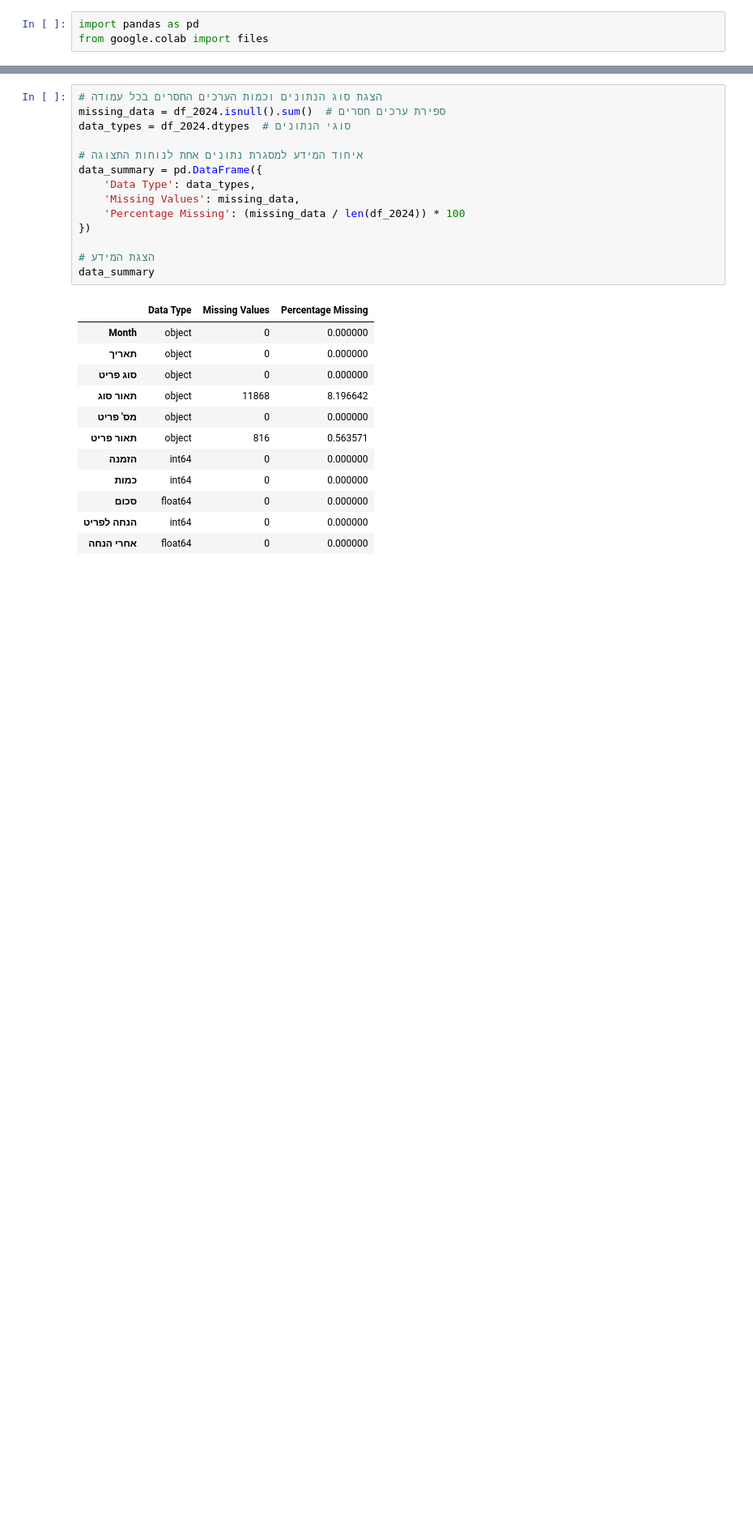
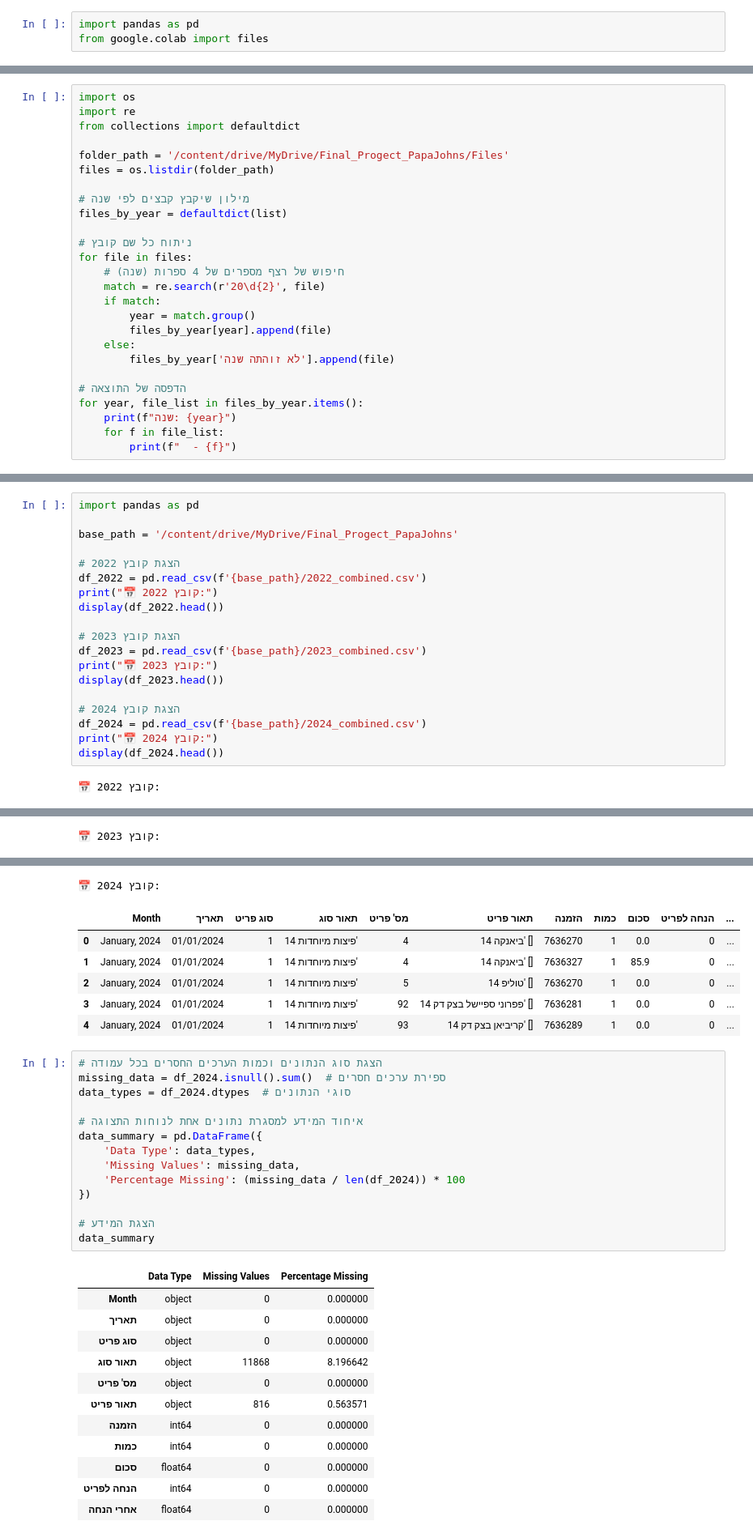
Before and after one commit to orifelszer/PapaJohns_Data_Science_Project, a Jupyter notebook: Visualization.ipynb, the cells around one changed output, grey strips where cells are left out. Shown at 81% size. Drawn from its saved outputs; the diff is of its cells as text; blank space fills up the shorter version.

```diff
--- a/Visualization.ipynb
+++ b/Visualization.ipynb
@@ -28,0 +19,26 @@ df_2024
+# %%
+import os
+import re
+from collections import defaultdict
+
+folder_path = '/content/drive/MyDrive/Final_Progect_PapaJohns/Files'
+files = os.listdir(folder_path)
+
+# מילון שיקבץ קבצים לפי שנה
+files_by_year = defaultdict(list)
+
+# ניתוח כל שם קובץ
+for file in files:
+    # חיפוש של רצף מספרים של 4 ספרות (שנה)
+    match = re.search(r'20\d{2}', file)
+    if match:
+        year = match.group()
+        files_by_year[year].append(file)
+    else:
+        files_by_year['לא זוהתה שנה'].append(file)
+
+# הדפסה של התוצאה
+for year, file_list in files_by_year.items():
+    print(f"שנה: {year}")
+    for f in file_list:
+        print(f"  - {f}")
@@ -28,0 +158,21 @@ df_2024
+# %%
+import pandas as pd
+
+base_path = '/content/drive/MyDrive/Final_Progect_PapaJohns'
+
+# הצגת קובץ 2022
+df_2022 = pd.read_csv(f'{base_path}/2022_combined.csv')
+print("📅 קובץ 2022:")
+display(df_2022.head())
+
+# הצגת קובץ 2023
+df_2023 = pd.read_csv(f'{base_path}/2023_combined.csv')
+print("📅 קובץ 2023:")
+display(df_2023.head())
+
+# הצגת קובץ 2024
+df_2024 = pd.read_csv(f'{base_path}/2024_combined.csv')
+print("📅 קובץ 2024:")
+display(df_2024.head())
+# %% [output]
+📅 קובץ 2022:
@@ -28,0 +185 @@ df_2024
+📅 קובץ 2023:
@@ -29,3 +192,10 @@ df_2024
+📅 קובץ 2024:
+|  | Month | תאריך | סוג פריט | תאור סוג | מס' פריט | תאור פריט | הזמנה | כמות | סכום | הנחה לפריט | ... |
+| 0 | January, 2024 | 01/01/2024 | 1 | פיצות מיוחדות 14' | 4 | ביאנקה 14' [] | 7636270 | 1 | 0.0 | 0 | ... |
+| 1 | January, 2024 | 01/01/2024 | 1 | פיצות מיוחדות 14' | 4 | ביאנקה 14' [] | 7636327 | 1 | 85.9 | 0 | ... |
+| 2 | January, 2024 | 01/01/2024 | 1 | פיצות מיוחדות 14' | 5 | טוליפ 14' [] | 7636270 | 1 | 0.0 | 0 | ... |
+| 3 | January, 2024 | 01/01/2024 | 1 | פיצות מיוחדות 14' | 92 | פפרוני ספיישל בצק דק 14' [] | 7636281 | 1 | 0.0 | 0 | ... |
+| 4 | January, 2024 | 01/01/2024 | 1 | פיצות מיוחדות 14' | 93 | קריביאן בצק דק 14' [] | 7636289 | 1 | 0.0 | 0 | ... |
 # %%
 # הצגת סוג הנתונים וכמות הערכים החסרים בכל עמודה
 missing_data = df_2024.isnull().sum()  # ספירת ערכים חסרים
```
Also changed, not shown: parts of 10 cells of this notebook.
